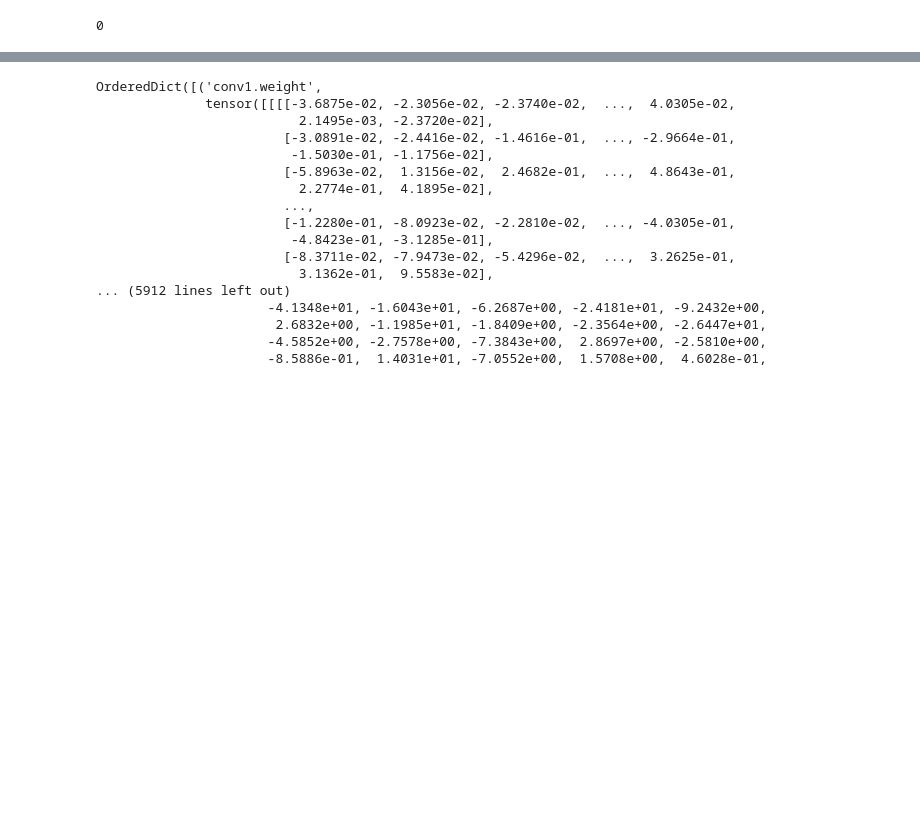
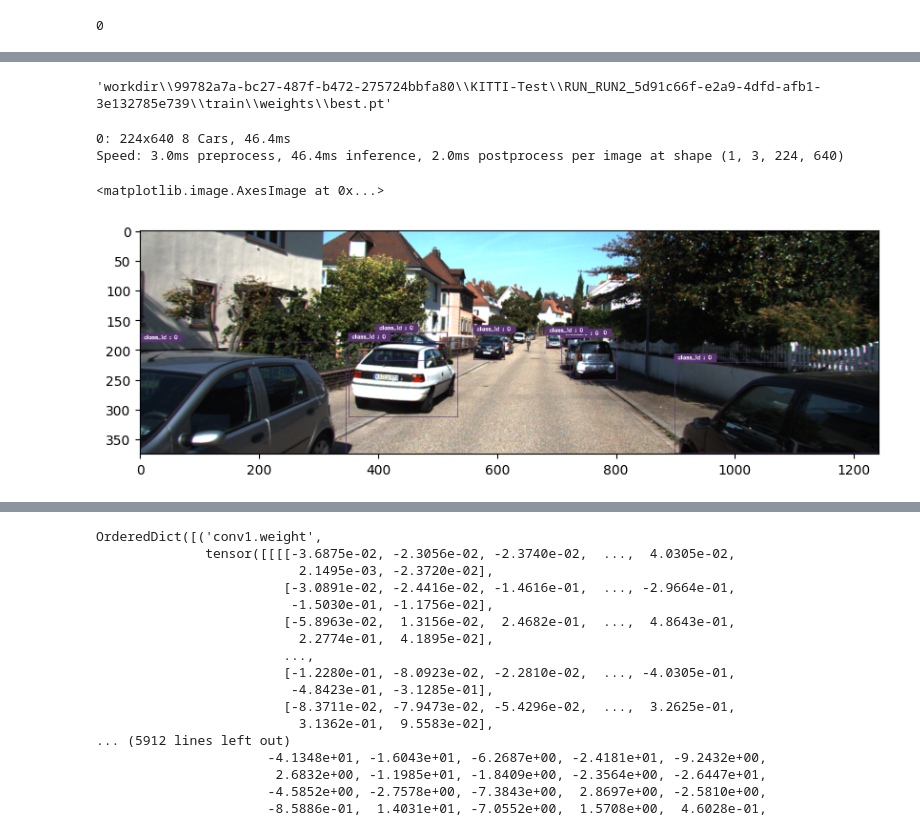
Before and after one commit to sarkarsachin57/ZELLA, a Jupyter notebook: backend/test.ipynb, the cells around one changed output, grey strips where cells are left out. Saved outputs shown, nothing was run; the diff lists cells and outputs as text; code cells hidden in the pictures; blank space fills up the shorter version.

```diff
--- a/backend/test.ipynb
+++ b/backend/test.ipynb
@@ -2986,0 +3048,4 @@ run_record
+# %%
+model_path
+# %% [output]
+'workdir\\99782a7a-bc27-487f-b472-275724bbfa80\\KITTI-Test\\RUN_RUN2_5d91c66f-e2a9-4dfd-afb1-3e132785e739\\train\\weights\\best.pt'
@@ -2986,0 +3056,7 @@ run_record
+# %%
+image_path = r"D:\Applications\ZELLA\backend\workdir\99782a7a-bc27-487f-b472-275724bbfa80\KITTI-Test\data_d7985c95_extracted\images\000025.png"
+image = cv2.imread(image_path)
+results = model(image)
+# %% [output]
+0: 224x640 8 Cars, 46.4ms
+Speed: 3.0ms preprocess, 46.4ms inference, 2.0ms postprocess per image at shape (1, 3, 224, 640)
@@ -2986,0 +3077,15 @@ run_record
+# %%
+image = cv2.imread(image_path)
+for det in results:
+    startX, startY, endX, endY, class_id = det
+    bg_color = get_color_from_id(class_id+1)
+    text_color = isLightOrDark(bg_color)
+
+    cv2.rectangle(image, (startX, startY), (endX, endY), bg_color, 1)
+    draw_bb_text(image,f" class_id : {class_id} ", (startX, startY, endX, endY),cv2.FONT_HERSHEY_DUPLEX, 0.3, text_color, 1, bg_color)
+# %%
+plt.figure(figsize=(10, 10))
+plt.imshow(cv2.cvtColor(image, cv2.COLOR_BGR2RGB))
+# %% [output]
+<matplotlib.image.AxesImage at 0x...>
+[figure, added]
```
Also changed, not shown: parts of 13 cells of this notebook, 3 other files.
